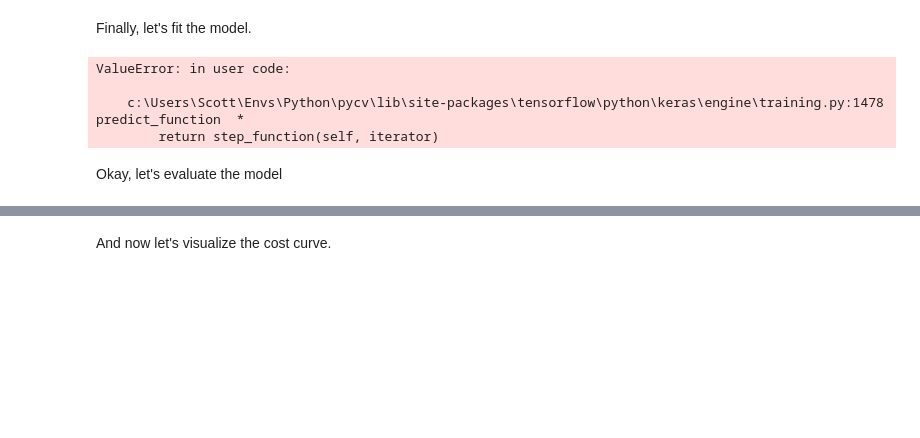
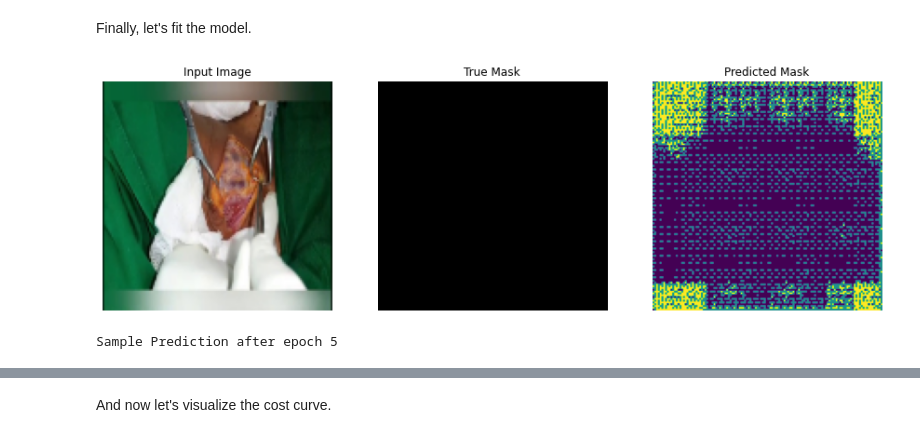
Before and after one commit to campit-solutions/opnet, a Jupyter notebook: src/unsupervised.ipynb, the cells around one changed output, grey strips where cells are left out. Drawn from its saved outputs; the diff is of its cells as text; code cells hidden in the pictures; blank space fills up the shorter version.

```diff
--- a/src/unsupervised.ipynb
+++ b/src/unsupervised.ipynb
@@ -265,7 +265,7 @@ class DisplayCallback(tf.keras.callbacks.Callback):
 # %% [markdown]
 Initialize some hyperparams
 # %%
-EPOCHS = 20
+EPOCHS = 5
 VAL_SUBSPLITS=5
 VALIDATION_STEPS = len(test)//BATCH_SIZE//VAL_SUBSPLITS
 # %% [markdown]
@@ -273,14 +273,10 @@ Finally, let's fit the model.
 # %%
 model_history = model.fit(dataset['train'],
                           epochs=EPOCHS,
                           steps_per_epoch=STEPS_PER_EPOCH,
                           validation_steps=VALIDATION_STEPS,
-                          validation_data=dataset['val'],
+                          validation_data=dataset['train'],
                           callbacks=[DisplayCallback()])
 # %% [output]
+[figure, added]
-ValueError: in user code:
-
-    c:\Users\Scott\Envs\Python\pycv\lib\site-packages\tensorflow\python\keras\engine\training.py:1478 predict_function  *
-        return step_function(self, iterator)
+Sample Prediction after epoch 5
-# %% [markdown]
-Okay, let's evaluate the model
```
Also changed, not shown: parts of 22 cells of this notebook.
